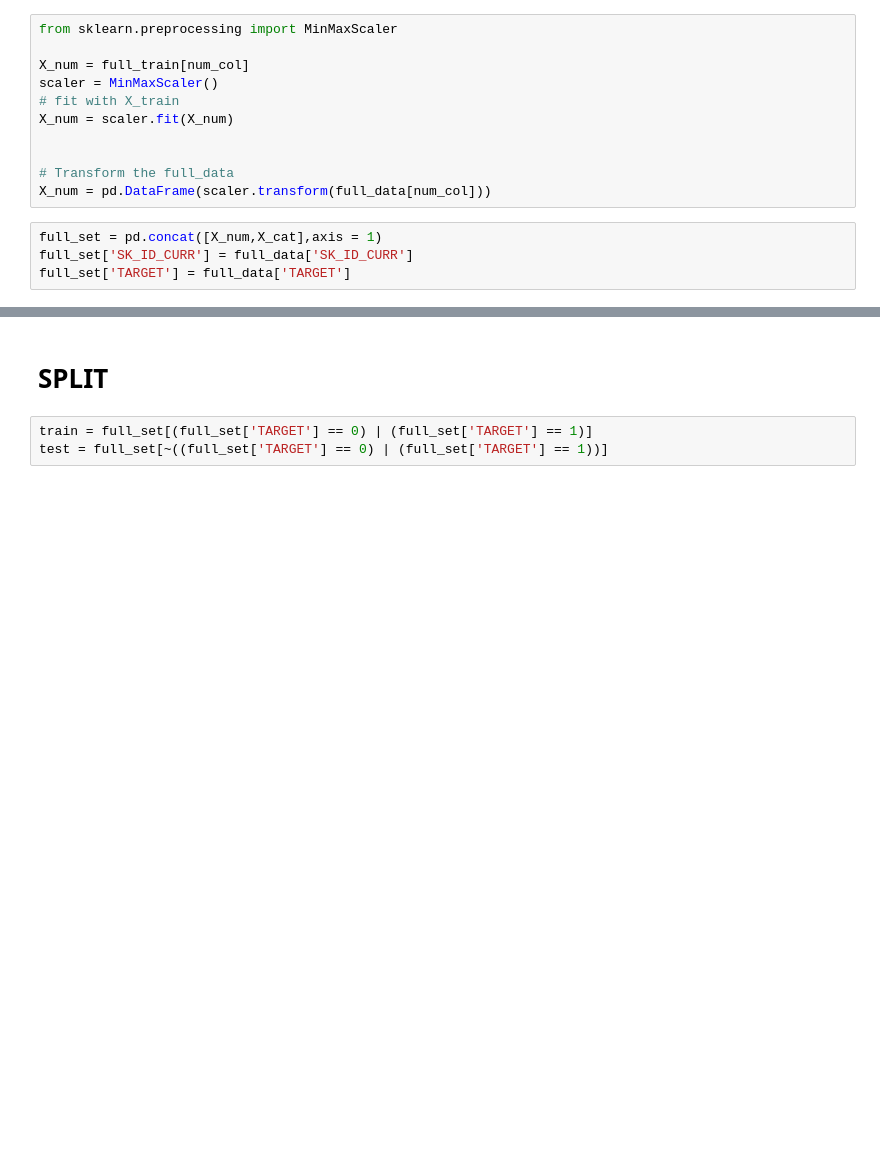
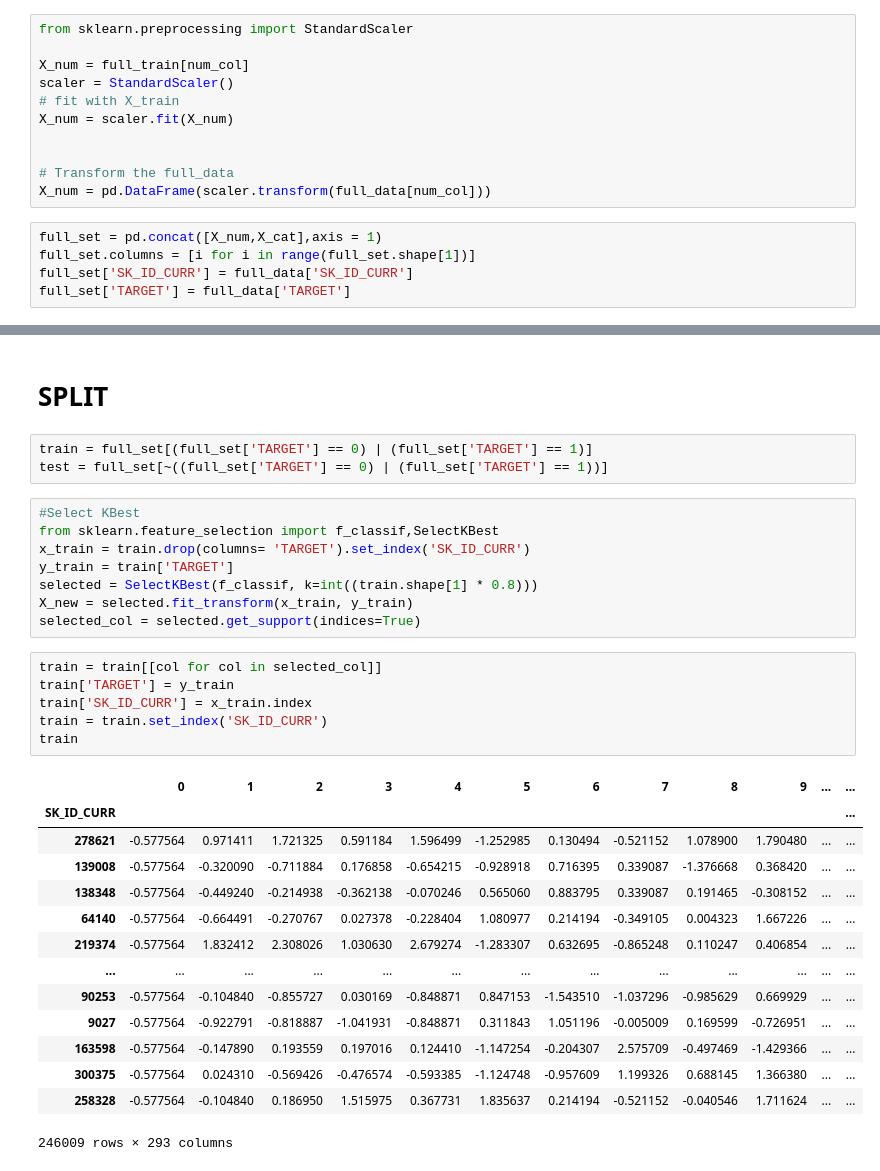
Before and after one commit to dunp7/Home-Default-Credit-Risk, a Jupyter notebook: Features Engineer and Selection/all_table.ipynb, the cells around one changed output, grey strips where cells are left out. Saved outputs shown, nothing was run; the diff lists cells and outputs as text; blank space fills up the shorter version.

```diff
--- a/Features Engineer and Selection/all_table.ipynb
+++ b/Features Engineer and Selection/all_table.ipynb
@@ -182,10 +182,10 @@ find_col(full_data[num_col])
 # %% [output]
 []
 # %%
-from sklearn.preprocessing import MinMaxScaler
+from sklearn.preprocessing import StandardScaler
 
 X_num = full_train[num_col]
-scaler = MinMaxScaler()
+scaler = StandardScaler()
 # fit with X_train
 X_num = scaler.fit(X_num)
 
@@ -194,5 +194,6 @@ X_num = scaler.fit(X_num)
 X_num = pd.DataFrame(scaler.transform(full_data[num_col]))
 # %%
 full_set = pd.concat([X_num,X_cat],axis = 1)
+full_set.columns = [i for i in range(full_set.shape[1])]
 full_set['SK_ID_CURR'] = full_data['SK_ID_CURR']
 full_set['TARGET'] = full_data['TARGET']
@@ -201,3 +218,32 @@ full_set['TARGET'] = full_data['TARGET']
 # %%
 train = full_set[(full_set['TARGET'] == 0) | (full_set['TARGET'] == 1)]
 test = full_set[~((full_set['TARGET'] == 0) | (full_set['TARGET'] == 1))]
+# %%
+#Select KBest
+from sklearn.feature_selection import f_classif,SelectKBest
+x_train = train.drop(columns= 'TARGET').set_index('SK_ID_CURR')
+y_train = train['TARGET']
+selected = SelectKBest(f_classif, k=int((train.shape[1] * 0.8)))
+X_new = selected.fit_transform(x_train, y_train)
+selected_col = selected.get_support(indices=True)
+# %%
+train = train[[col for col in selected_col]]
+train['TARGET'] = y_train
+train['SK_ID_CURR'] = x_train.index
+train = train.set_index('SK_ID_CURR')
+train
+# %% [output]
+|  | 0 | 1 | 2 | 3 | 4 | 5 | 6 | 7 | 8 | 9 | ... | ... |
+| SK_ID_CURR |  |  |  |  |  |  |  |  |  |  |  | ... |
+| 278621 | -0.577564 | 0.971411 | 1.721325 | 0.591184 | 1.596499 | -1.252985 | 0.130494 | -0.521152 | 1.078900 | 1.790480 | ... | ... |
+| 139008 | -0.577564 | -0.320090 | -0.711884 | 0.176858 | -0.654215 | -0.928918 | 0.716395 | 0.339087 | -1.376668 | 0.368420 | ... | ... |
+| 138348 | -0.577564 | -0.449240 | -0.214938 | -0.362138 | -0.070246 | 0.565060 | 0.883795 | 0.339087 | 0.191465 | -0.308152 | ... | ... |
+| 64140 | -0.577564 | -0.664491 | -0.270767 | 0.027378 | -0.228404 | 1.080977 | 0.214194 | -0.349105 | 0.004323 | 1.667226 | ... | ... |
+| 219374 | -0.577564 | 1.832412 | 2.308026 | 1.030630 | 2.679274 | -1.283307 | 0.632695 | -0.865248 | 0.110247 | 0.406854 | ... | ... |
+| ... | ... | ... | ... | ... | ... | ... | ... | ... | ... | ... | ... | ... |
+| 90253 | -0.577564 | -0.104840 | -0.855727 | 0.030169 | -0.848871 | 0.847153 | -1.543510 | -1.037296 | -0.985629 | 0.669929 | ... | ... |
+| 9027 | -0.577564 | -0.922791 | -0.818887 | -1.041931 | -0.848871 | 0.311843 | 1.051196 | -0.005009 | 0.169599 | -0.726951 | ... | ... |
+| 163598 | -0.577564 | -0.147890 | 0.193559 | 0.197016 | 0.124410 | -1.147254 | -0.204307 | 2.575709 | -0.497469 | -1.429366 | ... | ... |
+| 300375 | -0.577564 | 0.024310 | -0.569426 | -0.476574 | -0.593385 | -1.124748 | -0.957609 | 1.199326 | 0.688145 | 1.366380 | ... | ... |
+| 258328 | -0.577564 | -0.104840 | 0.186950 | 1.515975 | 0.367731 | 1.835637 | 0.214194 | -0.521152 | -0.040546 | 1.711624 | ... | ... |
+246009 rows × 293 columns
```
Also changed, not shown: parts of 4 cells of this notebook.
